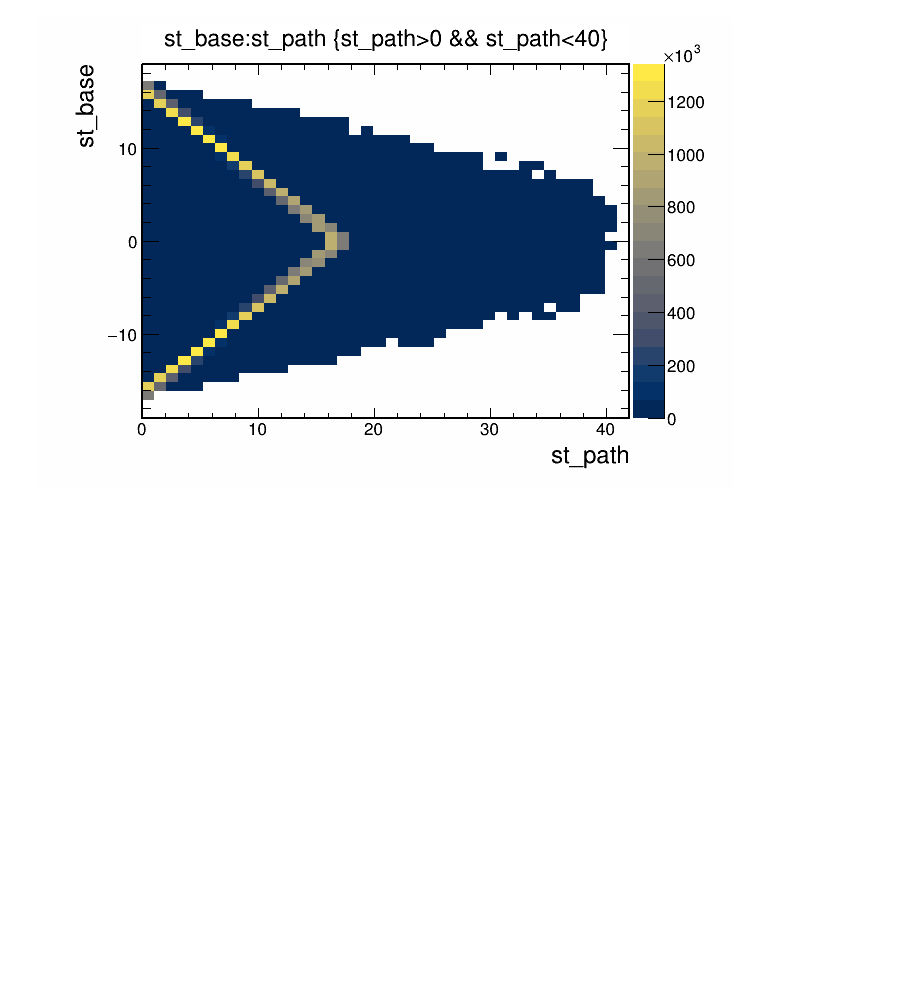
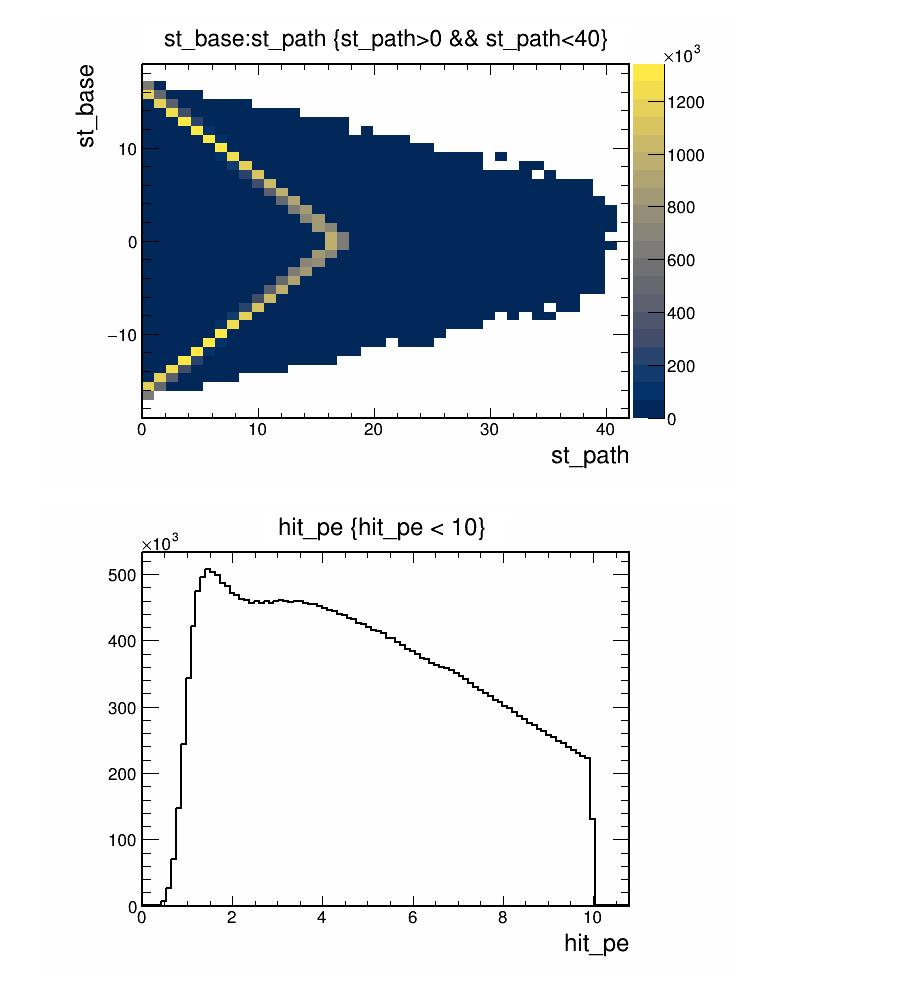
Before and after one commit to wcaune/DUNE_N, a Jupyter notebook: AlignmentCalibration/11-14-23.ipynb, the cells around one changed output. Drawn from its saved outputs; the diff is of its cells as text; code cells hidden in the pictures; blank space fills up the shorter version.

Commit message:
Adding new plots requested by Chris

```diff
--- a/AlignmentCalibration/11-14-23.ipynb
+++ b/AlignmentCalibration/11-14-23.ipynb
@@ -52,3 +46,8 @@ chain.Draw("st_base:st_path","st_path>0 && st_path<40", "colz")
 canvas.Draw()
 # %% [output]
 [figure]
+# %%
+chain.Draw("hit_pe", "hit_pe < 10")
+canvas.Draw()
+# %% [output]
+[figure, added]
```
Also changed, not shown: parts of 6 cells of this notebook.
